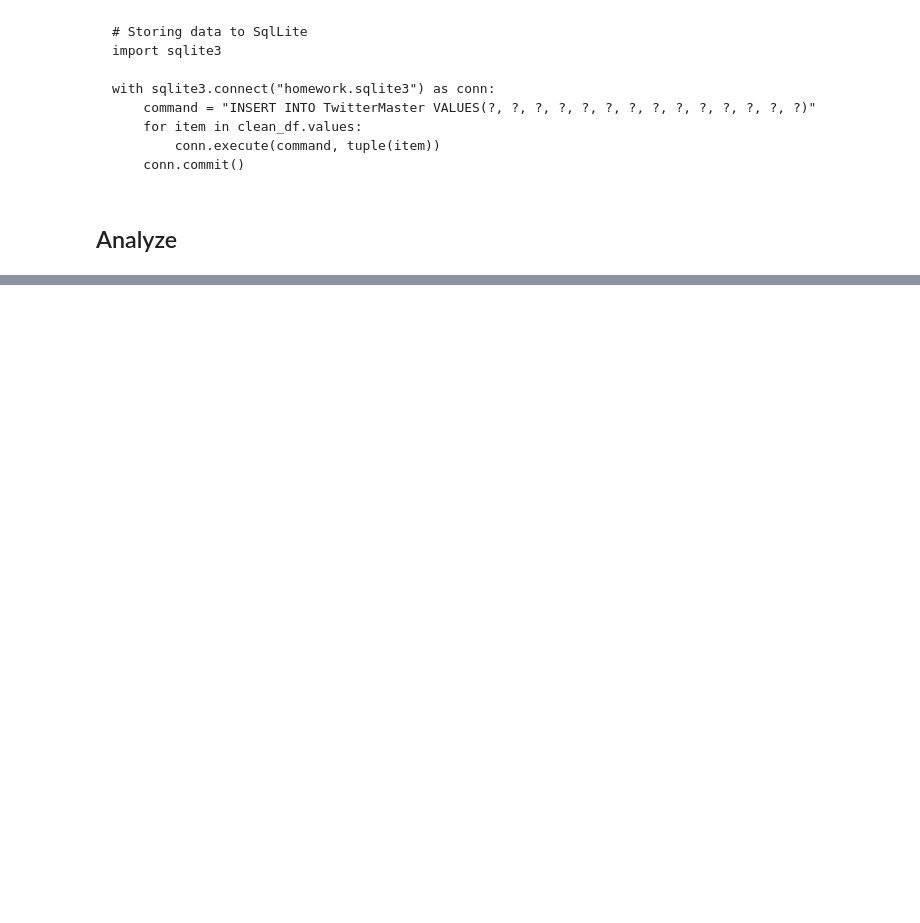
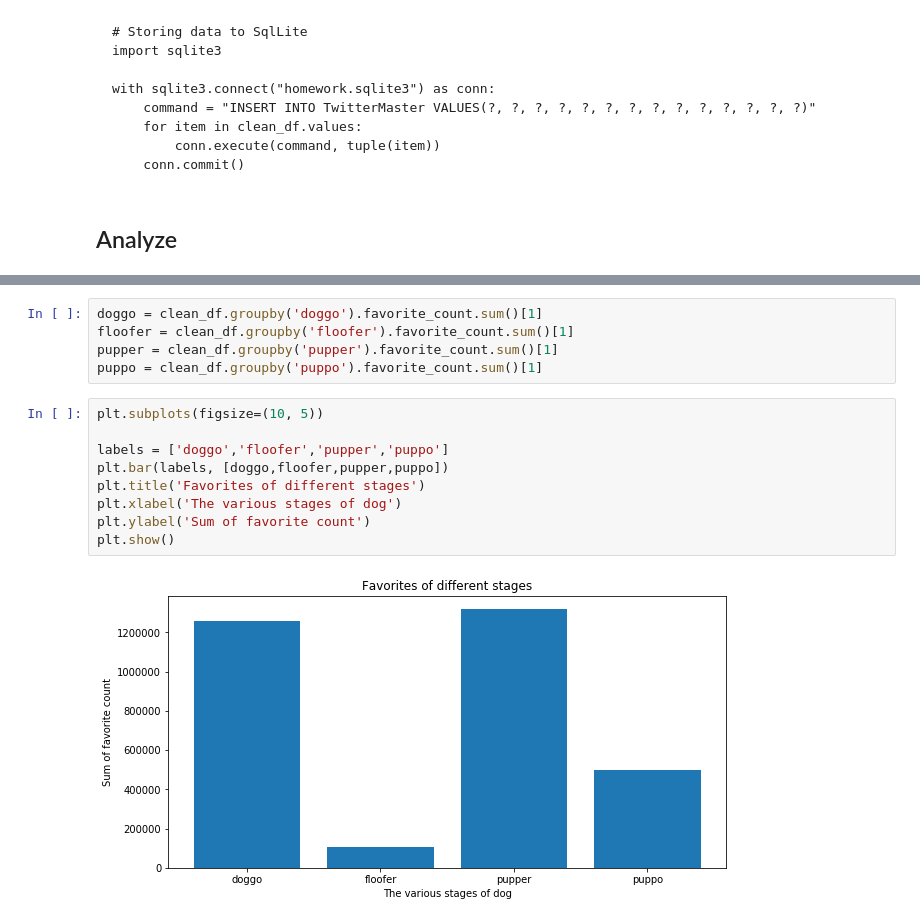
Before and after one commit to MohamedElgohary2012/udacity-wrangle-and-analyze-data, a Jupyter notebook: wrangle_act.ipynb, the cells around one changed output, grey strips where cells are left out. Cells and saved outputs as stored; diff of their text form; blank space fills up the shorter version.

```diff
--- a/wrangle_act.ipynb
+++ b/wrangle_act.ipynb
@@ -758,0 +781,16 @@ plt.show()
+# %%
+doggo = clean_df.groupby('doggo').favorite_count.sum()[1]
+floofer = clean_df.groupby('floofer').favorite_count.sum()[1]
+pupper = clean_df.groupby('pupper').favorite_count.sum()[1]
+puppo = clean_df.groupby('puppo').favorite_count.sum()[1]
+# %%
+plt.subplots(figsize=(10, 5))
+
+labels = ['doggo','floofer','pupper','puppo']
+plt.bar(labels, [doggo,floofer,pupper,puppo])
+plt.title('Favorites of different stages')
+plt.xlabel('The various stages of dog')
+plt.ylabel('Sum of favorite count')
+plt.show()
+# %% [output]
+[figure, added]
```
Also changed, not shown: parts of 25 cells of this notebook, 2 other files.
